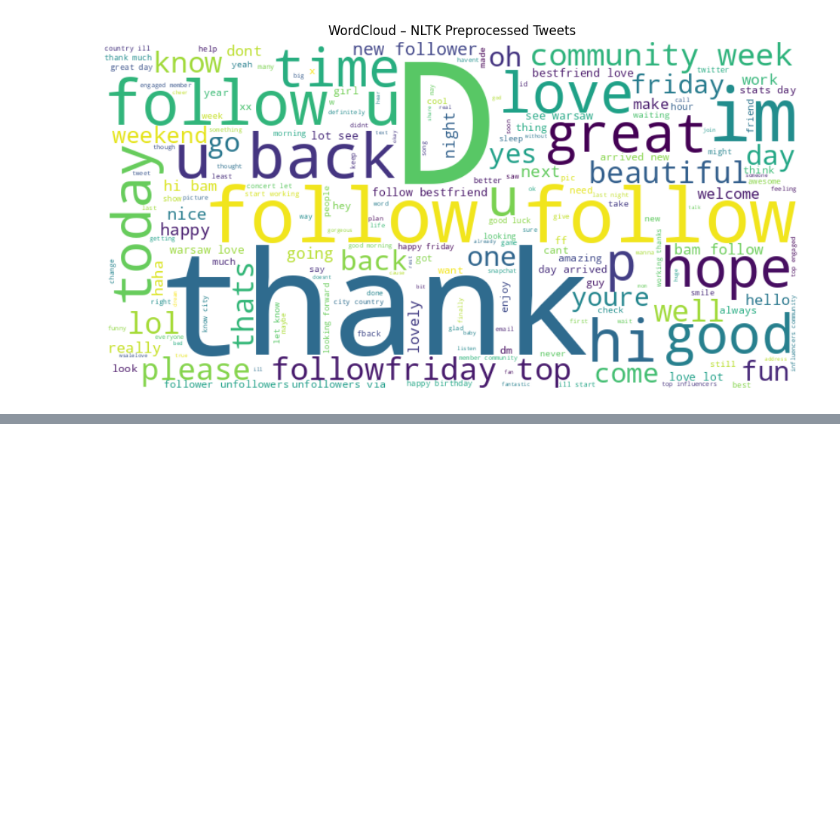
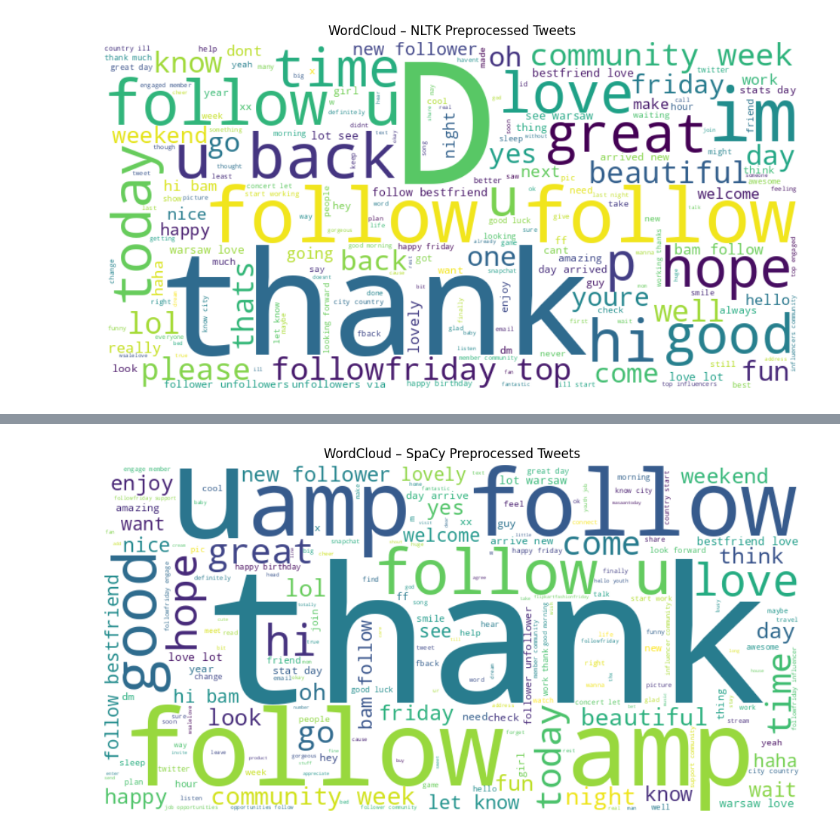
Before and after one commit to TarneemAlaa1/text-preprocessing-nlp, a Jupyter notebook: text-preprocessing-nlp.ipynb, the cells around one changed output, grey strips where cells are left out. Cells and saved outputs as stored; diff of their text form; code cells hidden in the pictures; blank space fills up the shorter version.

```diff
--- a/text-preprocessing-nlp.ipynb
+++ b/text-preprocessing-nlp.ipynb
@@ -351,0 +522,12 @@ plt.show()
+# %%
+# Word Cloud for Spacy Preprocessed Tokens
+all_spacy_cleaned_tokens = ' '.join(cleaned_tokens)
+wordcloud_spacy = WordCloud(width=800, height=400, background_color='white').generate(all_spacy_cleaned_tokens)
+
+plt.figure(figsize=(12,6))
+plt.imshow(wordcloud_spacy, interpolation='bilinear')
+plt.axis('off')
+plt.title("WordCloud – SpaCy Preprocessed Tweets")
+plt.show()
+# %% [output]
+[figure, added]
```
Also changed, not shown: parts of 14 cells of this notebook.
